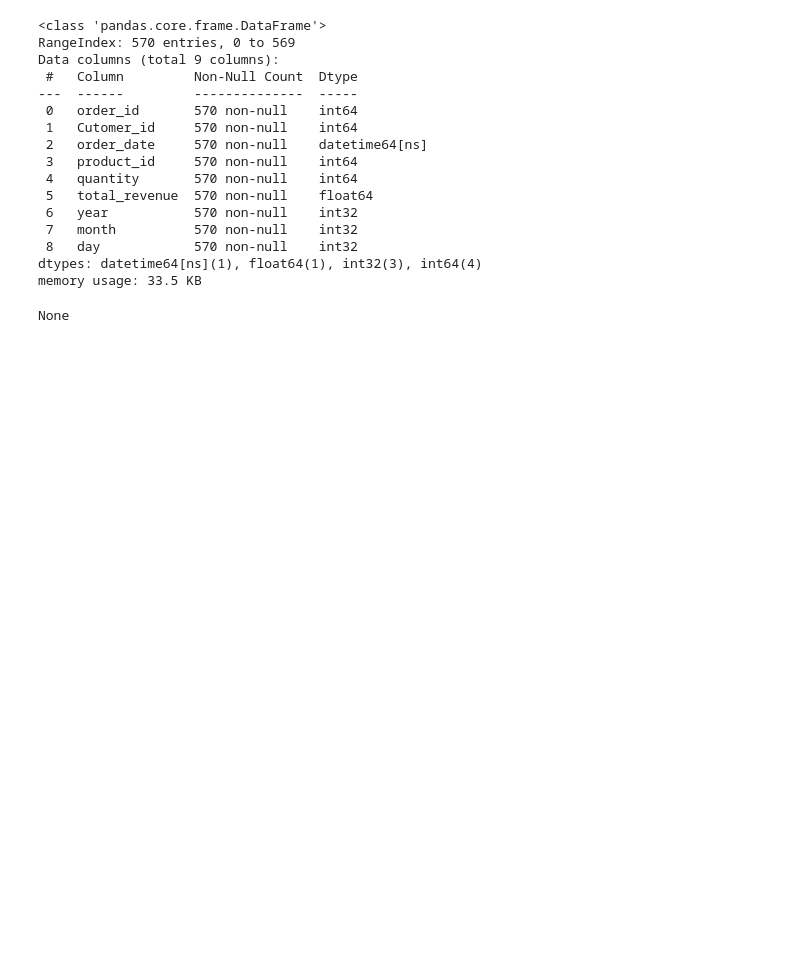
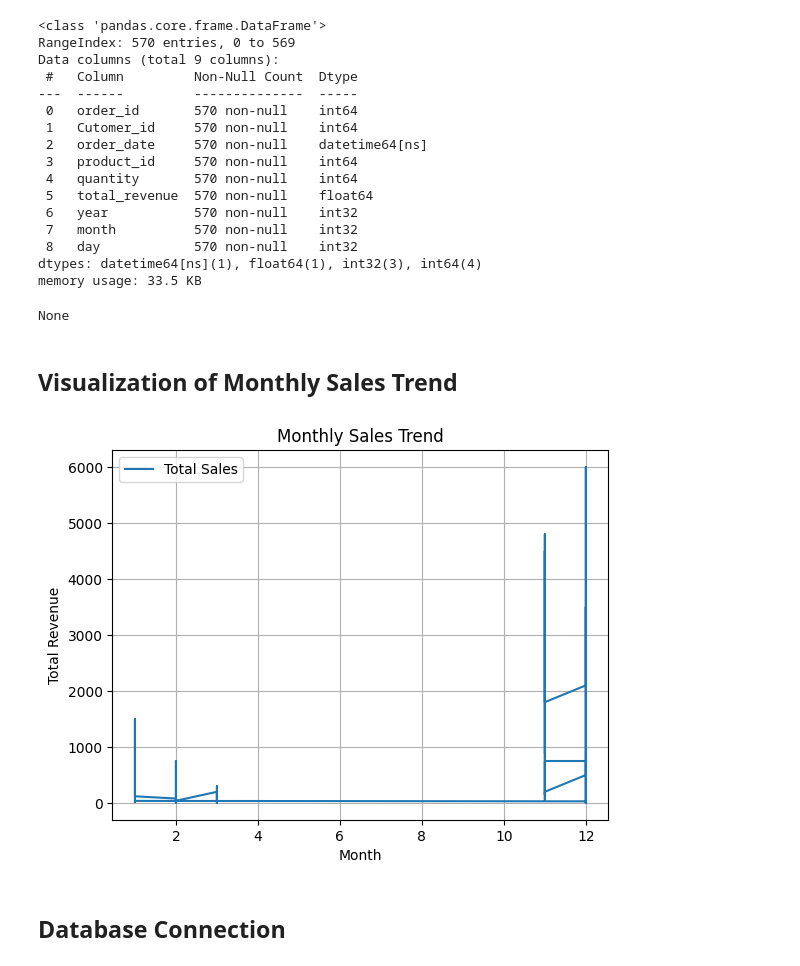
Before and after one commit to Prince-K-cmd/week2-lab, a Jupyter notebook: Lab_Exercises/lab_exercise_1.ipynb, the cells around one changed output. Cells and saved outputs as stored; diff of their text form; code cells hidden in the pictures; blank space fills up the shorter version.

Commit message:
Create visualization for monthly trend

```diff
--- a/Lab_Exercises/lab_exercise_1.ipynb
+++ b/Lab_Exercises/lab_exercise_1.ipynb
@@ -373,3 +373,21 @@ Data columns (total 9 columns):
 dtypes: datetime64[ns](1), float64(1), int32(3), int64(4)
 memory usage: 33.5 KB
 None
+# %% [markdown]
+## Visualization of Monthly Sales Trend
+# %%
+import matplotlib.pyplot as plt
+
+# Plot monthly sales trend with month on x-axis and total_revenue on y-axis
+
+plt.plot(c_orders_data_df['month'], c_orders_data_df['total_revenue'])
+plt.xlabel('Month')
+plt.ylabel('Total Revenue')
+plt.title('Monthly Sales Trend')
+plt.grid(True)
+plt.legend(['Total Sales'])
+plt.show()
+# %% [output]
+[figure, added]
+# %% [markdown]
+## Database Connection
```
Also changed, not shown: parts of 1 cell of this notebook.
